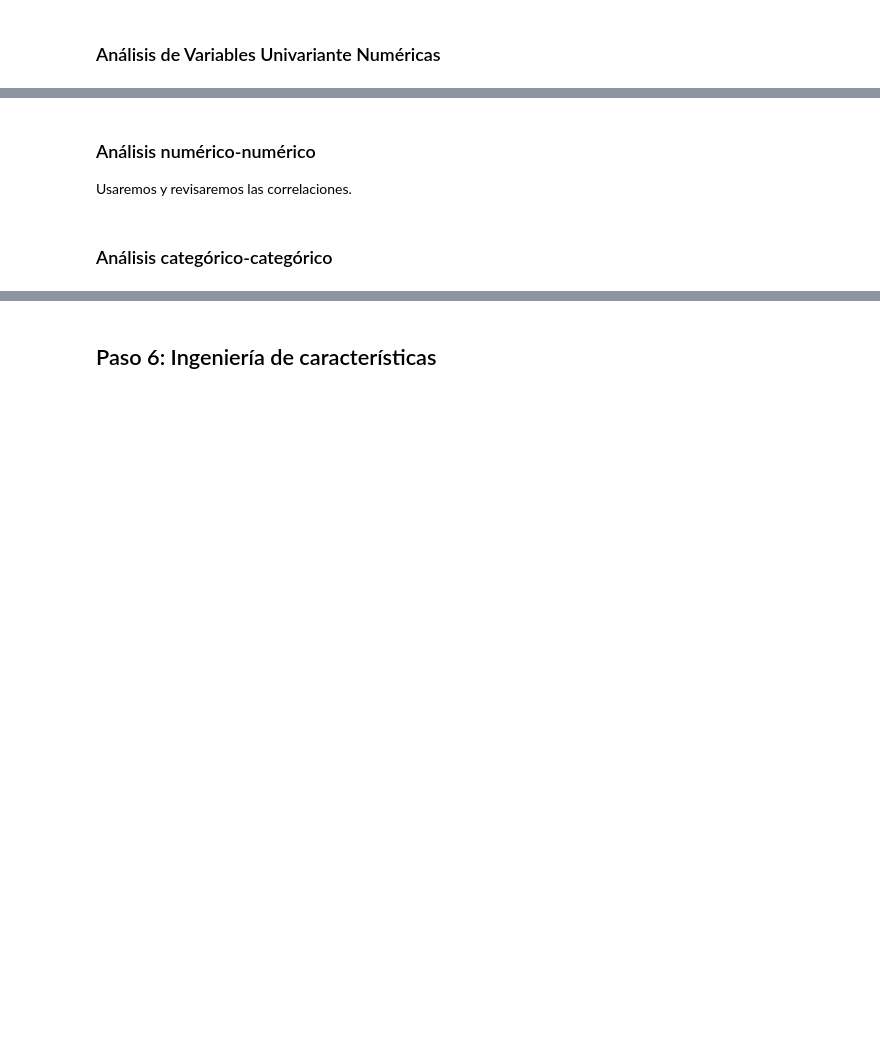
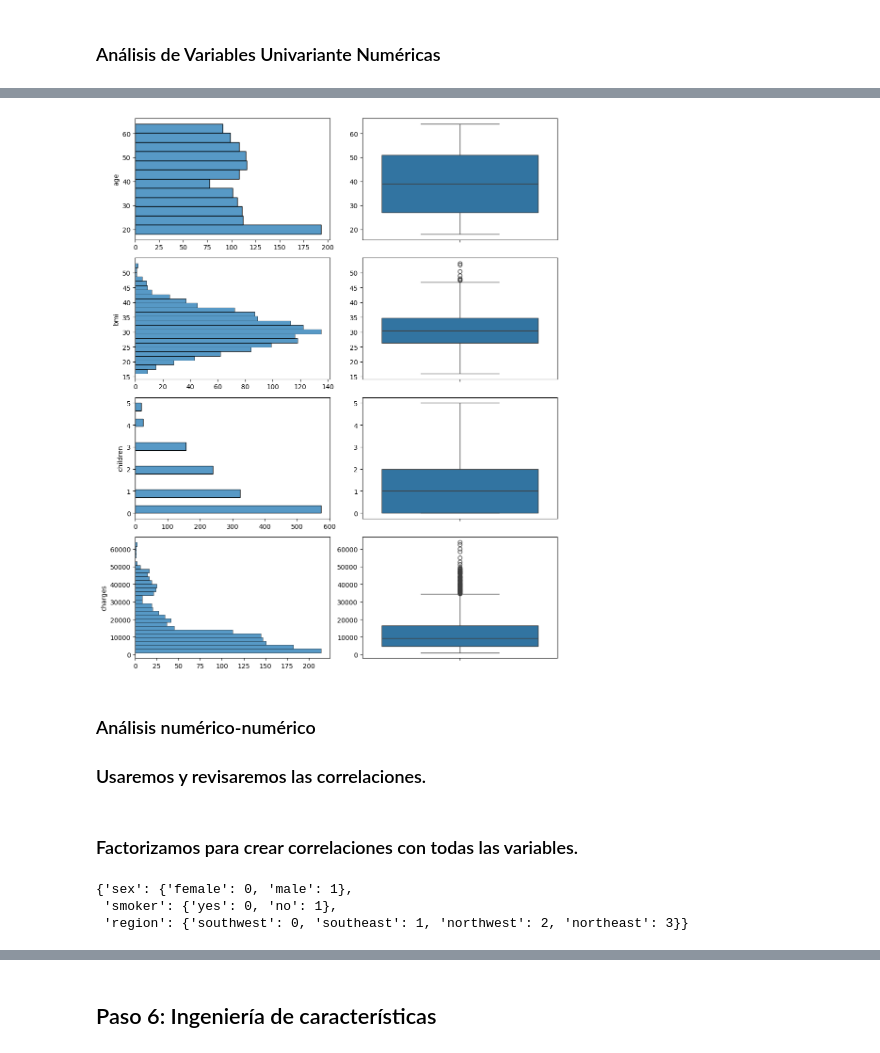
Before and after one commit to 4GeeksAcademy/AnthonnyMal-Machine-Learnig, a Jupyter notebook: src/02-linear-regression-medical-insurance-cost.ipynb, the cells around one changed output, grey strips where cells are left out. Saved outputs shown, nothing was run; the diff lists cells and outputs as text; code cells hidden in the pictures; blank space fills up the shorter version.

```diff
--- a/src/02-linear-regression-medical-insurance-cost.ipynb
+++ b/src/02-linear-regression-medical-insurance-cost.ipynb
@@ -97,6 +123,32 @@ rules
+# %%
+fig, axis = plt.subplots(len(num_variables), 2, figsize=(10, 3*len(num_variables)))
+
+for i, var in enumerate(num_variables):
+    sns.histplot(ax=axis[i, 0], data=df, y=var).set(xlabel=None)
+    sns.boxplot(ax=axis[i, 1], data=df, y=var).set(ylabel=None)
+
+
+plt.tight_layout()
+plt.show()
+# %% [output]
+[figure, added]
 # %% [markdown]
 ### Análisis numérico-numérico
 
-Usaremos y revisaremos las correlaciones.
+### Usaremos y revisaremos las correlaciones.
-# %% [markdown]
-### Análisis categórico-categórico
+# %% [markdown]
+### Factorizamos para crear correlaciones con todas las variables.
+# %%
+categorical_variables = df.select_dtypes(include=['object']).columns.tolist()
+df_copy = df.copy()
+rules = {}
+
+for var in categorical_variables:
+    codes, uniques = pd.factorize(df[var])
+    df_copy[var] = codes
+    rules[var] = {bat: code for code, bat in enumerate(uniques)}
+rules
+# %% [output]
+{'sex': {'female': 0, 'male': 1},
+ 'smoker': {'yes': 0, 'no': 1},
+ 'region': {'southwest': 0, 'southeast': 1, 'northwest': 2, 'northeast': 3}}
```
Also changed, not shown: parts of 32 cells of this notebook.
